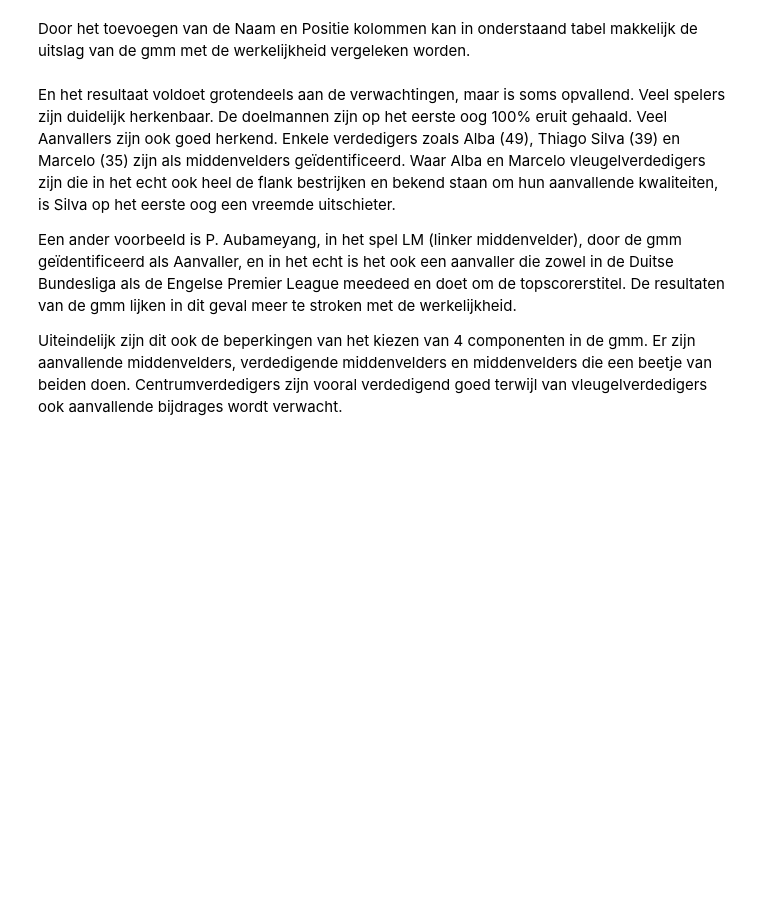
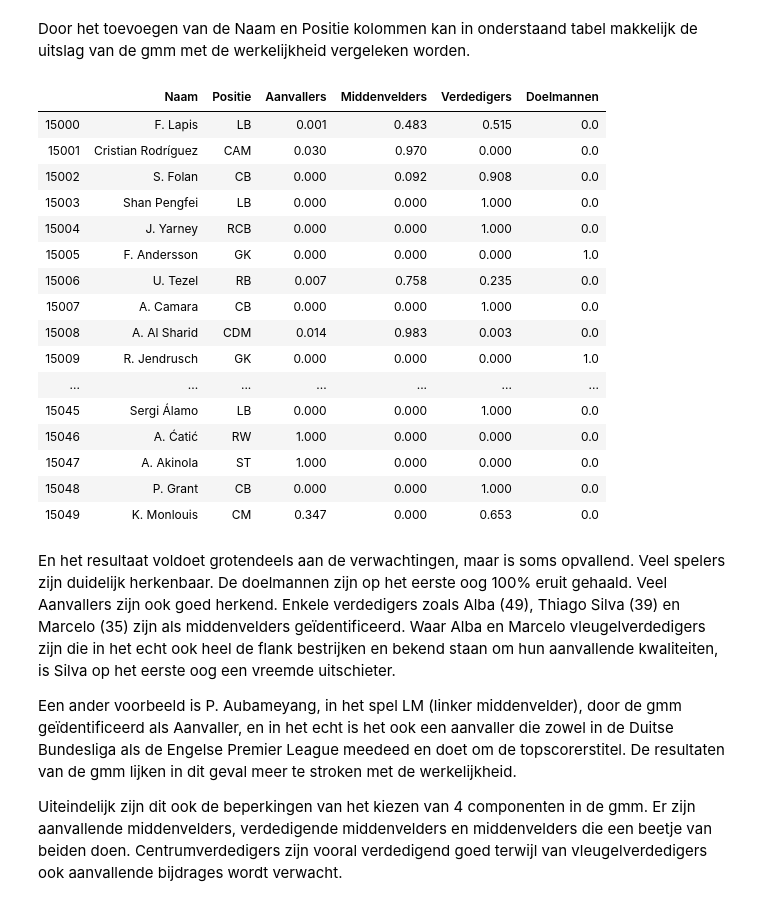
Before and after one commit to Redouanelh/casusopdracht, a Jupyter notebook: fifa19/casusopdracht_onderzoeksvragen.ipynb, the cells around one changed output. Saved outputs shown, nothing was run; the diff lists cells and outputs as text; code cells hidden in the pictures; blank space fills up the shorter version.

```diff
--- a/fifa19/casusopdracht_onderzoeksvragen.ipynb
+++ b/fifa19/casusopdracht_onderzoeksvragen.ipynb
@@ -418,2 +719,0 @@ gmm = GaussianMixture(n_components=4, covariance_type='full', n_init=5, random_s
-# %%
-gmm.fit(ds_vraag2)
@@ -419,0 +722,3 @@ gmm.fit(ds_vraag2)
+# %%
+fifa_source_reset_index = fifa_source.reset_index()
+fifa_source_reset_index[435:440]
@@ -422,15 +735,32 @@ Door het toevoegen van de Naam en Positie kolommen kan in onderstaand tabel makk
 # %%
 test = gmm.predict_proba(ds_vraag2).round(3)
 gmmresult = pd.DataFrame(test)
-gmmresult = gmmresult.rename({'0':'Aanvallers'})
-gmmresult['Naam'] = fifa_source['Name']
-gmmresult['Positie'] = fifa_source['Position']
+gmmresult['Naam'] = fifa_source_reset_index['Name']
+gmmresult['Positie'] = fifa_source_reset_index['Position']
 gmmresult['Aanvallers'] = gmmresult[0]
 gmmresult['Middenvelders'] = gmmresult[2]
 gmmresult['Verdedigers'] = gmmresult[3]
 gmmresult['Doelmannen'] = gmmresult[1]
 gmmresult = gmmresult.drop([0, 1, 2, 3], axis=1)
-gmmresult[0:50]
+gmmresult[15000:15050]
+# %% [output]
+|  | Naam | Positie | Aanvallers | Middenvelders | Verdedigers | Doelmannen |
+| 15000 | F. Lapis | LB | 0.001 | 0.483 | 0.515 | 0.0 |
+| 15001 | Cristian Rodríguez | CAM | 0.030 | 0.970 | 0.000 | 0.0 |
+| 15002 | S. Folan | CB | 0.000 | 0.092 | 0.908 | 0.0 |
+| 15003 | Shan Pengfei | LB | 0.000 | 0.000 | 1.000 | 0.0 |
+| 15004 | J. Yarney | RCB | 0.000 | 0.000 | 1.000 | 0.0 |
+| 15005 | F. Andersson | GK | 0.000 | 0.000 | 0.000 | 1.0 |
+| 15006 | U. Tezel | RB | 0.007 | 0.758 | 0.235 | 0.0 |
+| 15007 | A. Camara | CB | 0.000 | 0.000 | 1.000 | 0.0 |
+| 15008 | A. Al Sharid | CDM | 0.014 | 0.983 | 0.003 | 0.0 |
+| 15009 | R. Jendrusch | GK | 0.000 | 0.000 | 0.000 | 1.0 |
+| ... | ... | ... | ... | ... | ... | ... |
+| 15045 | Sergi Álamo | LB | 0.000 | 0.000 | 1.000 | 0.0 |
+| 15046 | A. Ćatić | RW | 1.000 | 0.000 | 0.000 | 0.0 |
+| 15047 | A. Akinola | ST | 1.000 | 0.000 | 0.000 | 0.0 |
+| 15048 | P. Grant | CB | 0.000 | 0.000 | 1.000 | 0.0 |
+| 15049 | K. Monlouis | CM | 0.347 | 0.000 | 0.653 | 0.0 |
 # %% [markdown]
 En het resultaat voldoet grotendeels aan de verwachtingen, maar is soms opvallend. Veel spelers zijn duidelijk herkenbaar. De doelmannen zijn op het eerste oog 100% eruit gehaald. Veel Aanvallers zijn ook goed herkend. Enkele verdedigers zoals Alba (49), Thiago Silva (39) en Marcelo (35) zijn als middenvelders geïdentificeerd. Waar Alba en Marcelo vleugelverdedigers zijn die in het echt ook heel de flank bestrijken en bekend staan om hun aanvallende kwaliteiten, is Silva op het eerste oog een vreemde uitschieter.
 
```
Also changed, not shown: parts of 50 cells of this notebook.
